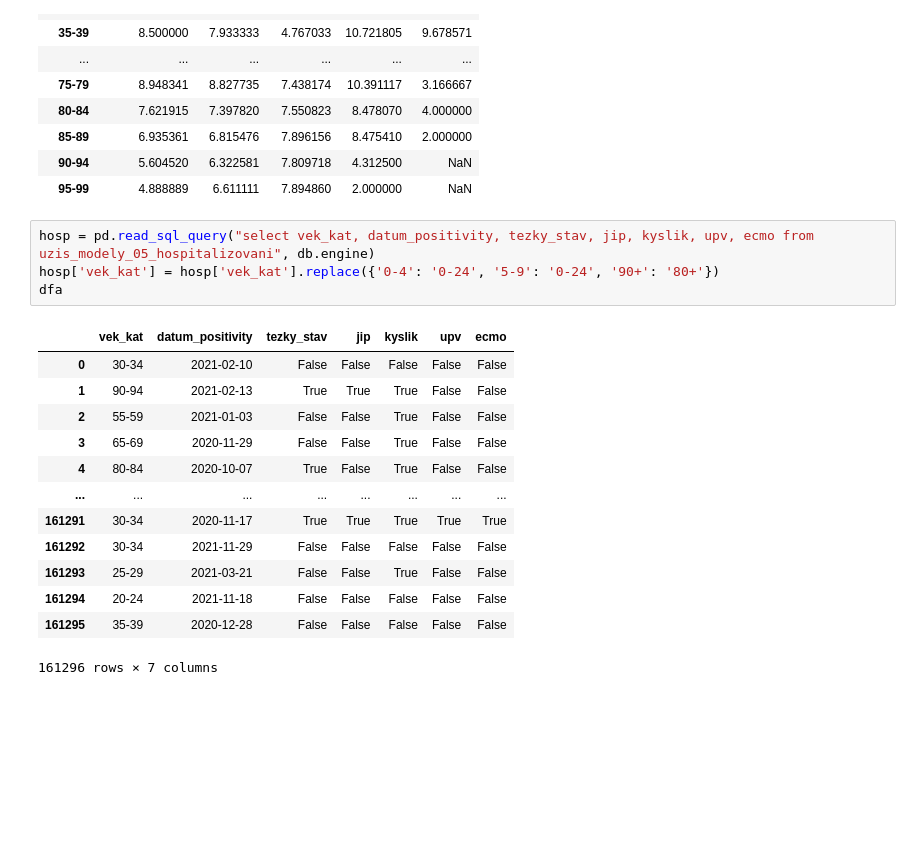
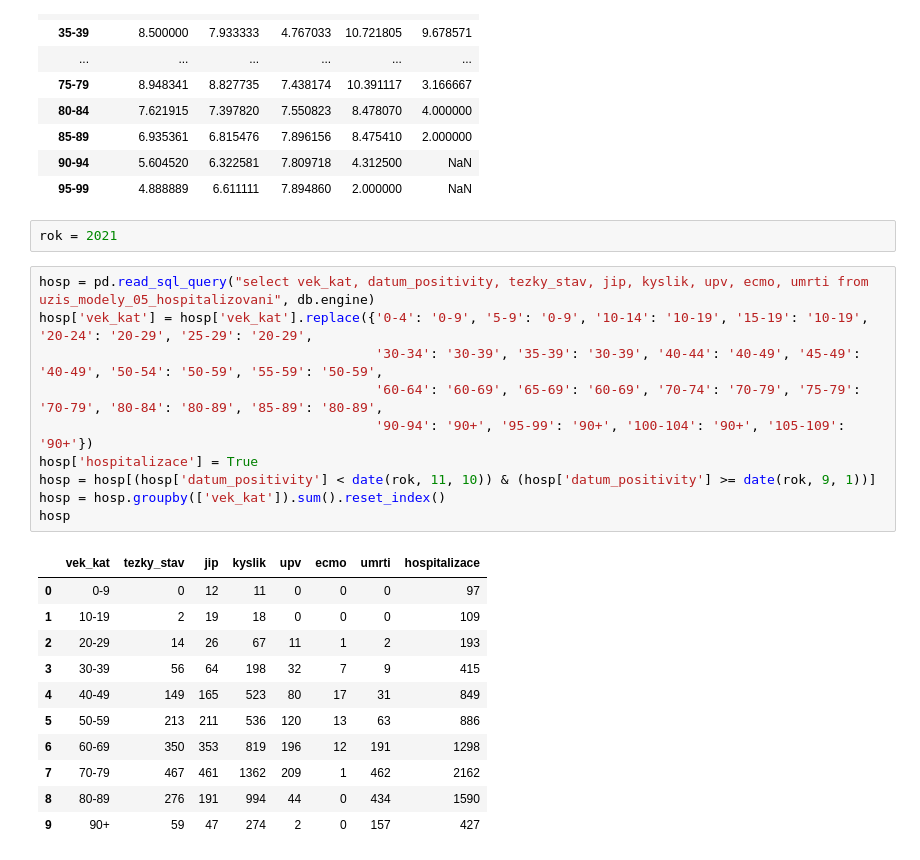
Before and after one commit to msusicky/ockovani-covid, a Jupyter notebook: notebooks/hospitalizace.ipynb, the cells around one changed output. Saved outputs shown, nothing was run; the diff lists cells and outputs as text; blank space fills up the shorter version.

```diff
--- a/notebooks/hospitalizace.ipynb
+++ b/notebooks/hospitalizace.ipynb
@@ -213,22 +233,28 @@ dfn[dfn['umrti'] == False].groupby('vek_kat').mean()[['dni_tezky_stav', 'dni_jip
 | 85-89 | 6.935361 | 6.815476 | 7.896156 | 8.475410 | 2.000000 |
 | 90-94 | 5.604520 | 6.322581 | 7.809718 | 4.312500 | NaN |
 | 95-99 | 4.888889 | 6.611111 | 7.894860 | 2.000000 | NaN |
+# %%
+rok = 2021
 # %%
-hosp = pd.read_sql_query("select vek_kat, datum_positivity, tezky_stav, jip, kyslik, upv, ecmo from uzis_modely_05_hospitalizovani", db.engine)
-hosp['vek_kat'] = hosp['vek_kat'].replace({'0-4': '0-24', '5-9': '0-24', '90+': '80+'})
-dfa
+hosp = pd.read_sql_query("select vek_kat, datum_positivity, tezky_stav, jip, kyslik, upv, ecmo, umrti from uzis_modely_05_hospitalizovani", db.engine)
+hosp['vek_kat'] = hosp['vek_kat'].replace({'0-4': '0-9', '5-9': '0-9', '10-14': '10-19', '15-19': '10-19', '20-24': '20-29', '25-29': '20-29',
+                                           '30-34': '30-39', '35-39': '30-39', '40-44': '40-49', '45-49': '40-49', '50-54': '50-59', '55-59': '50-59',
+                                           '60-64': '60-69', '65-69': '60-69', '70-74': '70-79', '75-79': '70-79', '80-84': '80-89', '85-89': '80-89',
+                                           '90-94': '90+', '95-99': '90+', '100-104': '90+', '105-109': '90+'})
+hosp['hospitalizace'] = True
+hosp = hosp[(hosp['datum_positivity'] < date(rok, 11, 10)) & (hosp['datum_positivity'] >= date(rok, 9, 1))]
+hosp = hosp.groupby(['vek_kat']).sum().reset_index()
+hosp
 # %% [output]
-|  | vek_kat | datum_positivity | tezky_stav | jip | kyslik | upv | ecmo |
-| 0 | 30-34 | 2021-02-10 | False | False | False | False | False |
-| 1 | 90-94 | 2021-02-13 | True | True | True | False | False |
-| 2 | 55-59 | 2021-01-03 | False | False | True | False | False |
-| 3 | 65-69 | 2020-11-29 | False | False | True | False | False |
-| 4 | 80-84 | 2020-10-07 | True | False | True | False | False |
-| ... | ... | ... | ... | ... | ... | ... | ... |
-| 161291 | 30-34 | 2020-11-17 | True | True | True | True | True |
-| 161292 | 30-34 | 2021-11-29 | False | False | False | False | False |
-| 161293 | 25-29 | 2021-03-21 | False | False | True | False | False |
-| 161294 | 20-24 | 2021-11-18 | False | False | False | False | False |
-| 161295 | 35-39 | 2020-12-28 | False | False | False | False | False |
+|  | vek_kat | tezky_stav | jip | kyslik | upv | ecmo | umrti | hospitalizace |
+| 0 | 0-9 | 0 | 12 | 11 | 0 | 0 | 0 | 97 |
+| 1 | 10-19 | 2 | 19 | 18 | 0 | 0 | 0 | 109 |
+| 2 | 20-29 | 14 | 26 | 67 | 11 | 1 | 2 | 193 |
+| 3 | 30-39 | 56 | 64 | 198 | 32 | 7 | 9 | 415 |
+| 4 | 40-49 | 149 | 165 | 523 | 80 | 17 | 31 | 849 |
+| 5 | 50-59 | 213 | 211 | 536 | 120 | 13 | 63 | 886 |
+| 6 | 60-69 | 350 | 353 | 819 | 196 | 12 | 191 | 1298 |
+| 7 | 70-79 | 467 | 461 | 1362 | 209 | 1 | 462 | 2162 |
+| 8 | 80-89 | 276 | 191 | 994 | 44 | 0 | 434 | 1590 |
+| 9 | 90+ | 59 | 47 | 274 | 2 | 0 | 157 | 427 |
-161296 rows × 7 columns
 # %%
```
Also changed, not shown: parts of 8 cells of this notebook, 6 other files.
